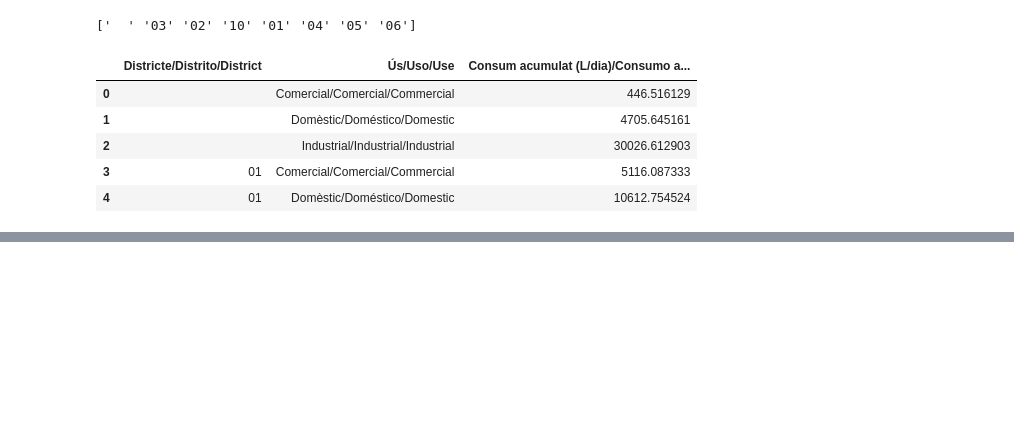
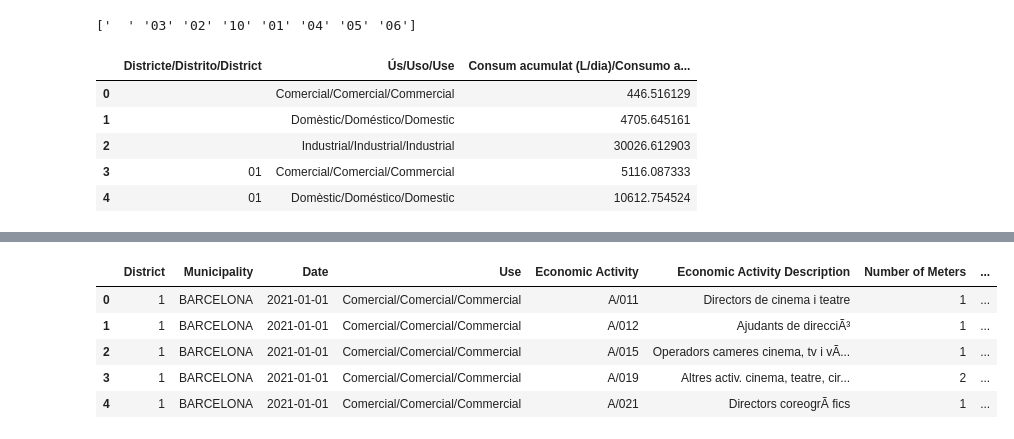
Before and after one commit to yuyanwang03/drop-by-drop, a Jupyter notebook: notebooks/exploratory_data_analysis.ipynb, the cells around one changed output, grey strips where cells are left out. Saved outputs shown, nothing was run; the diff lists cells and outputs as text; code cells hidden in the pictures; blank space fills up the shorter version.

```diff
--- a/notebooks/exploratory_data_analysis.ipynb
+++ b/notebooks/exploratory_data_analysis.ipynb
@@ -225,0 +228,27 @@ chart
+# %%
+# Read data
+daily_economic = pd.read_csv("../data/new/daily_dataset_economic_activity.csv", encoding='latin1') # Latin encoding because accent marks give errors
+daily_economic.rename(columns={
+    daily_economic.columns[0]: 'District',
+    daily_economic.columns[1]: 'Municipality',
+    daily_economic.columns[2]: 'Date',
+    daily_economic.columns[3]: 'Use',
+    daily_economic.columns[4]: 'Economic Activity',
+    daily_economic.columns[5]: 'Economic Activity Description',
+    daily_economic.columns[6]: 'Number of Meters',
+    daily_economic.columns[7]: 'Accumulated Consumption'
+}, inplace=True)
+daily_economic.info()
+
+print("")
+daily = pd.read_csv("../data/new/daily_dataset.csv", encoding='latin1')
+daily.rename(columns={
+    daily.columns[0]: 'Census Section',
+    daily.columns[1]: 'District',
+    daily.columns[2]: 'Municipality',
+    daily.columns[3]: 'Date',
+    daily.columns[4]: 'Use',
+    daily.columns[5]: 'Number of Meters',
+    daily.columns[6]: 'Accumulated Consumption'
+}, inplace=True)
+daily.info()
@@ -225,0 +273,9 @@ chart
+# %%
+daily_economic.head()
+# %% [output]
+|  | District | Municipality | Date | Use | Economic Activity | Economic Activity Description | Number of Meters | ... |
+| 0 | 1 | BARCELONA | 2021-01-01 | Comercial/Comercial/Commercial | A/011 | Directors de cinema i teatre | 1 | ... |
+| 1 | 1 | BARCELONA | 2021-01-01 | Comercial/Comercial/Commercial | A/012 | Ajudants de direcciÃ³ | 1 | ... |
+| 2 | 1 | BARCELONA | 2021-01-01 | Comercial/Comercial/Commercial | A/015 | Operadors cameres cinema, tv i vÃ... | 1 | ... |
+| 3 | 1 | BARCELONA | 2021-01-01 | Comercial/Comercial/Commercial | A/019 | Altres activ. cinema, teatre, cir... | 2 | ... |
+| 4 | 1 | BARCELONA | 2021-01-01 | Comercial/Comercial/Commercial | A/021 | Directors coreogrÃ fics | 1 | ... |
```
Also changed, not shown: parts of 9 cells of this notebook, 3 other files.
